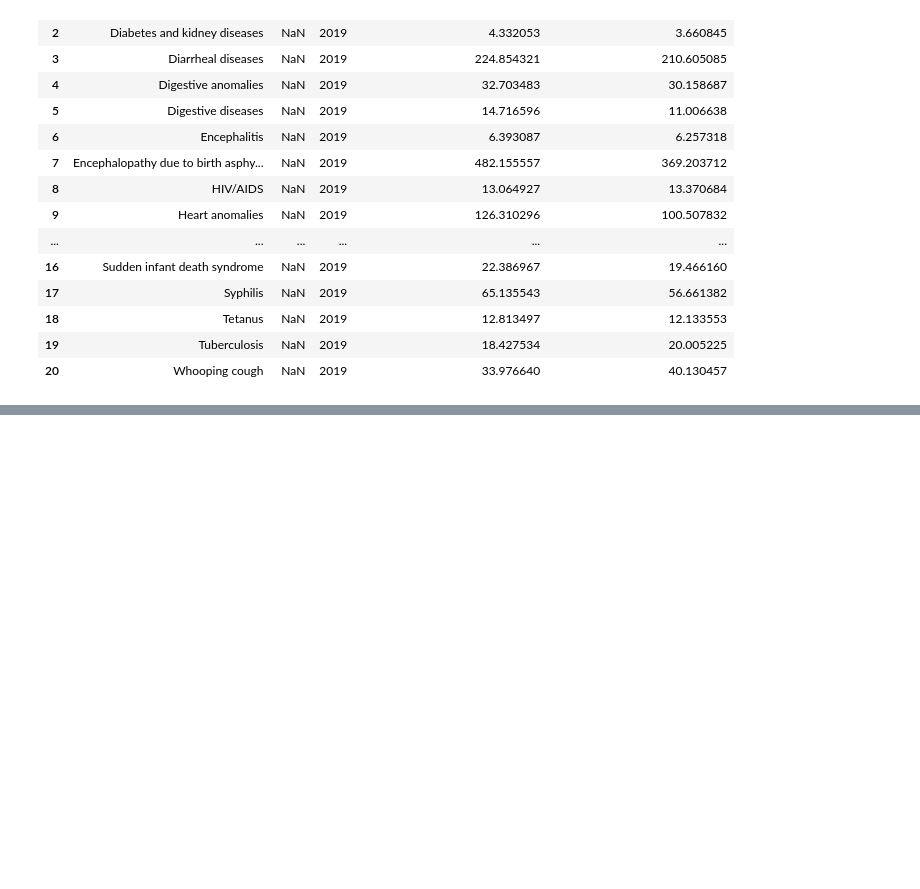
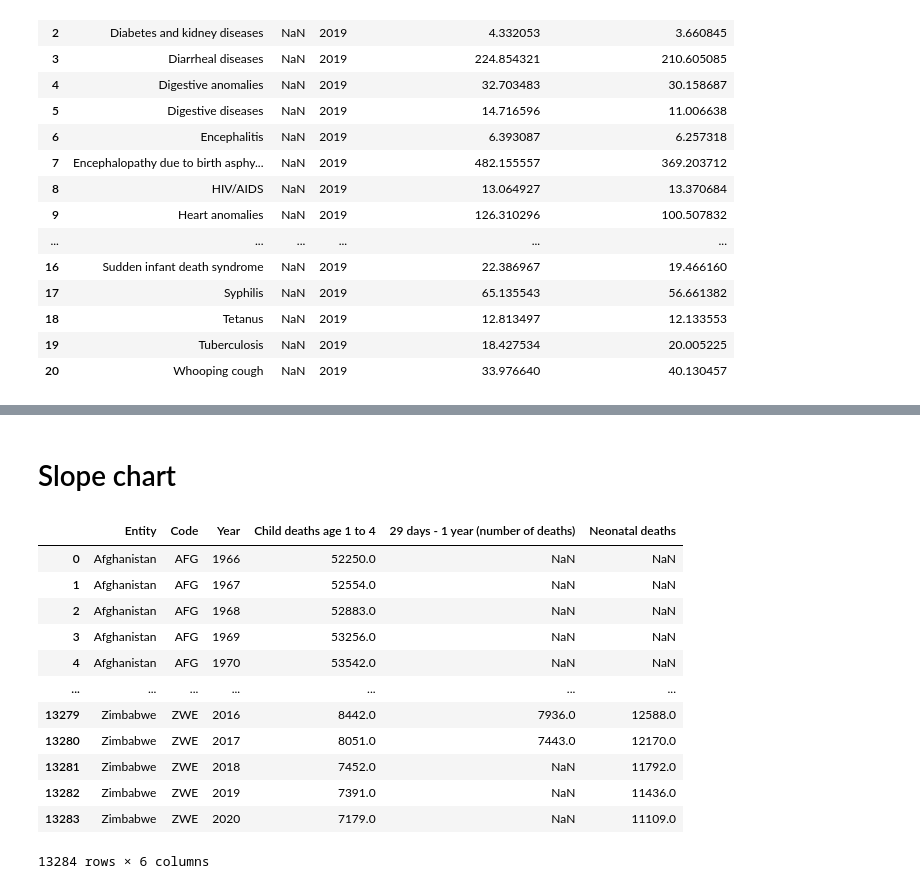
Before and after one commit to ongdisheng/FIT3179, a Jupyter notebook: project2/data/preprocess.ipynb, the cells around one changed output, grey strips where cells are left out. Drawn from its saved outputs; the diff is of its cells as text; code cells hidden in the pictures; blank space fills up the shorter version.

Commit message:
Added slope chart csv file

```diff
--- a/project2/data/preprocess.ipynb
+++ b/project2/data/preprocess.ipynb
@@ -292,2 +321,25 @@ butterfly
 # %%
 butterfly.to_csv('butterfly_chart.csv')
+# %% [markdown]
+# Slope chart
+# %%
+import pandas as pd
+
+life_stage_1 = pd.read_csv('child-deaths-by-life-stage.csv')
+life_stage_2 = pd.read_csv('infant-deaths.csv')
+# %%
+life_stage_1
+# %% [output]
+|  | Entity | Code | Year | Child deaths age 1 to 4 | 29 days - 1 year (number of deaths) | Neonatal deaths |
+| 0 | Afghanistan | AFG | 1966 | 52250.0 | NaN | NaN |
+| 1 | Afghanistan | AFG | 1967 | 52554.0 | NaN | NaN |
+| 2 | Afghanistan | AFG | 1968 | 52883.0 | NaN | NaN |
+| 3 | Afghanistan | AFG | 1969 | 53256.0 | NaN | NaN |
+| 4 | Afghanistan | AFG | 1970 | 53542.0 | NaN | NaN |
+| ... | ... | ... | ... | ... | ... | ... |
+| 13279 | Zimbabwe | ZWE | 2016 | 8442.0 | 7936.0 | 12588.0 |
+| 13280 | Zimbabwe | ZWE | 2017 | 8051.0 | 7443.0 | 12170.0 |
+| 13281 | Zimbabwe | ZWE | 2018 | 7452.0 | NaN | 11792.0 |
+| 13282 | Zimbabwe | ZWE | 2019 | 7391.0 | NaN | 11436.0 |
+| 13283 | Zimbabwe | ZWE | 2020 | 7179.0 | NaN | 11109.0 |
+13284 rows × 6 columns
```
Also changed, not shown: parts of 17 cells of this notebook, 3 other files.
